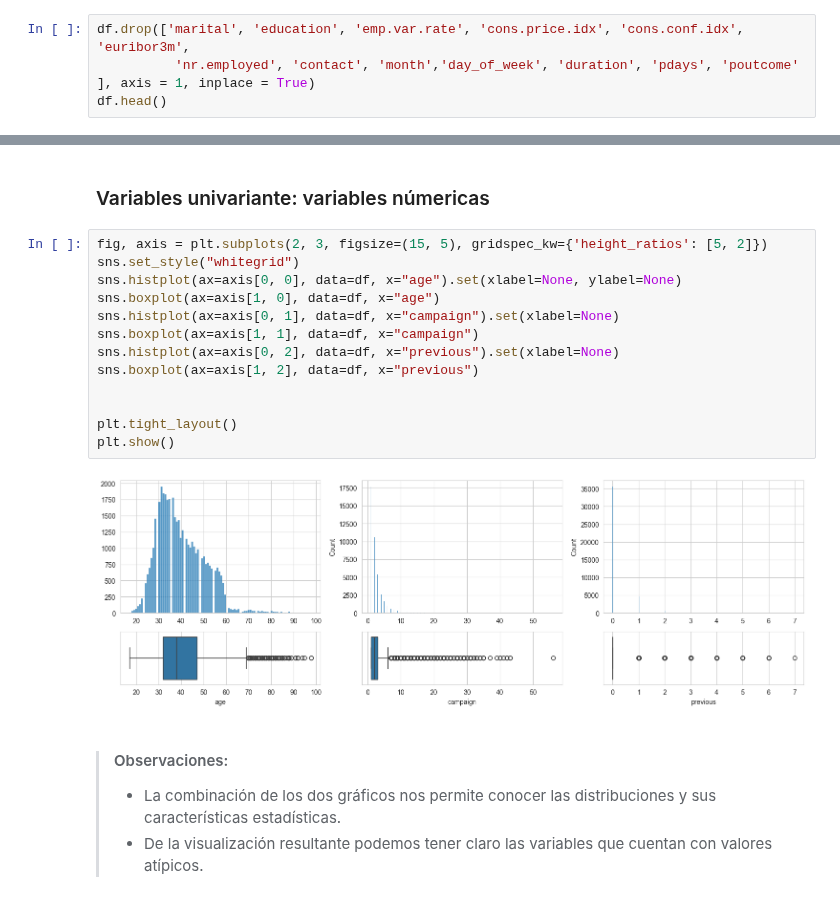
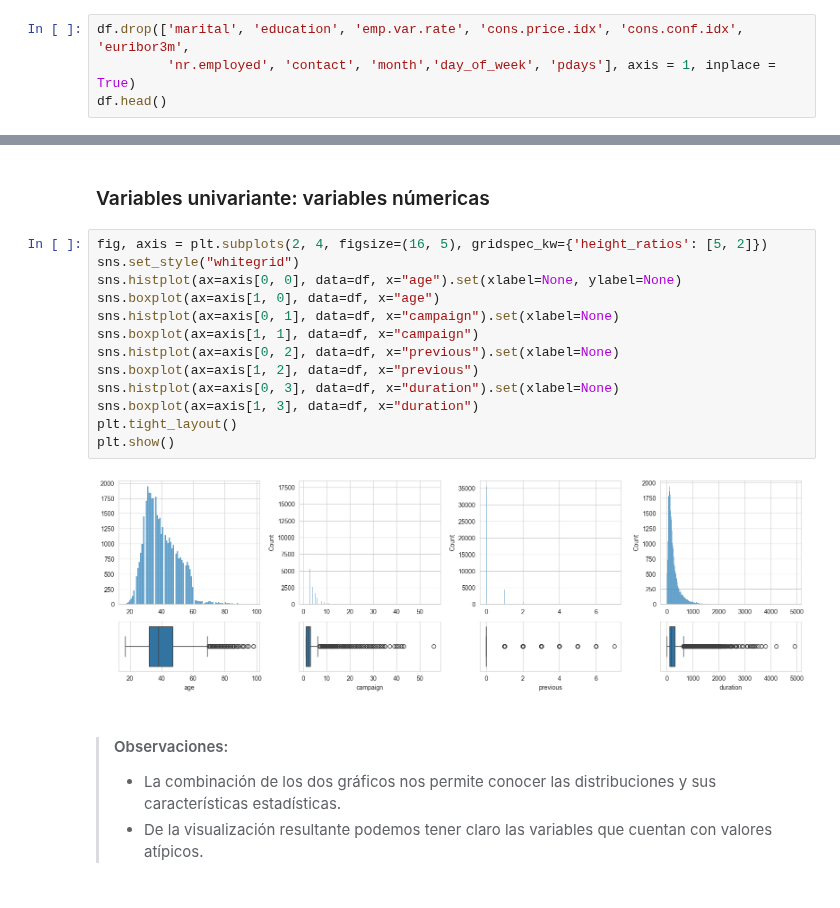
Before and after one commit to 4GeeksAcademy/sayons-intro-ml-new, a Jupyter notebook: src/01-logistic-regression.ipynb, the cells around one changed output, grey strips where cells are left out. Saved outputs shown, nothing was run; the diff lists cells and outputs as text.

```diff
--- a/src/01-logistic-regression.ipynb
+++ b/src/01-logistic-regression.ipynb
@@ -191,6 +191,6 @@ Decido eliminar variables redundantes y que no aportan información destacada, e
        'cons.conf.idx', 'euribor3m', 'nr.employed', 'month', 'day_of_week', 'duration', 'marital', 'education', 'pdays, 'poutcome'
 # %%
 df.drop(['marital', 'education', 'emp.var.rate', 'cons.price.idx', 'cons.conf.idx', 'euribor3m',
-          'nr.employed', 'contact', 'month','day_of_week', 'duration', 'pdays', 'poutcome' ], axis = 1, inplace = True)
+         'nr.employed', 'contact', 'month','day_of_week', 'pdays'], axis = 1, inplace = True)
 df.head()
 # %% [output]
@@ -228,20 +228,20 @@ plt.show()
 # %% [markdown]
 ### Variables univariante: variables númericas
 # %%
-fig, axis = plt.subplots(2, 3, figsize=(15, 5), gridspec_kw={'height_ratios': [5, 2]})
+fig, axis = plt.subplots(2, 4, figsize=(16, 5), gridspec_kw={'height_ratios': [5, 2]})
 sns.set_style("whitegrid")
 sns.histplot(ax=axis[0, 0], data=df, x="age").set(xlabel=None, ylabel=None)
 sns.boxplot(ax=axis[1, 0], data=df, x="age")
 sns.histplot(ax=axis[0, 1], data=df, x="campaign").set(xlabel=None)
 sns.boxplot(ax=axis[1, 1], data=df, x="campaign")
 sns.histplot(ax=axis[0, 2], data=df, x="previous").set(xlabel=None)
 sns.boxplot(ax=axis[1, 2], data=df, x="previous")
-
-
+sns.histplot(ax=axis[0, 3], data=df, x="duration").set(xlabel=None)
+sns.boxplot(ax=axis[1, 3], data=df, x="duration")
 plt.tight_layout()
 plt.show()
 # %% [output]
-[figure, old version]
+[figure, new version]
 # %% [markdown]
 > #### Observaciones:
 >
```
Also changed, not shown: parts of 35 cells of this notebook, 4 other files.
